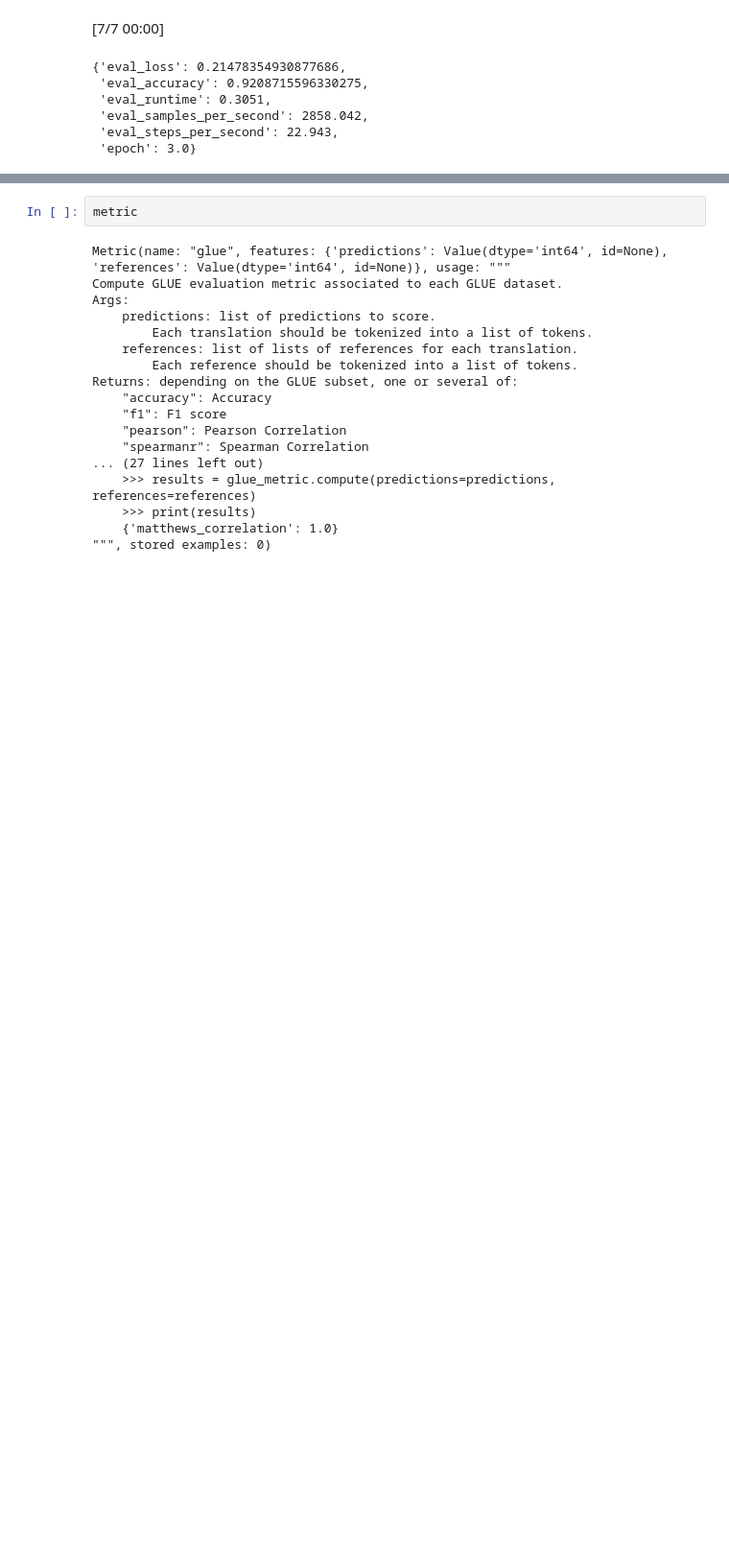
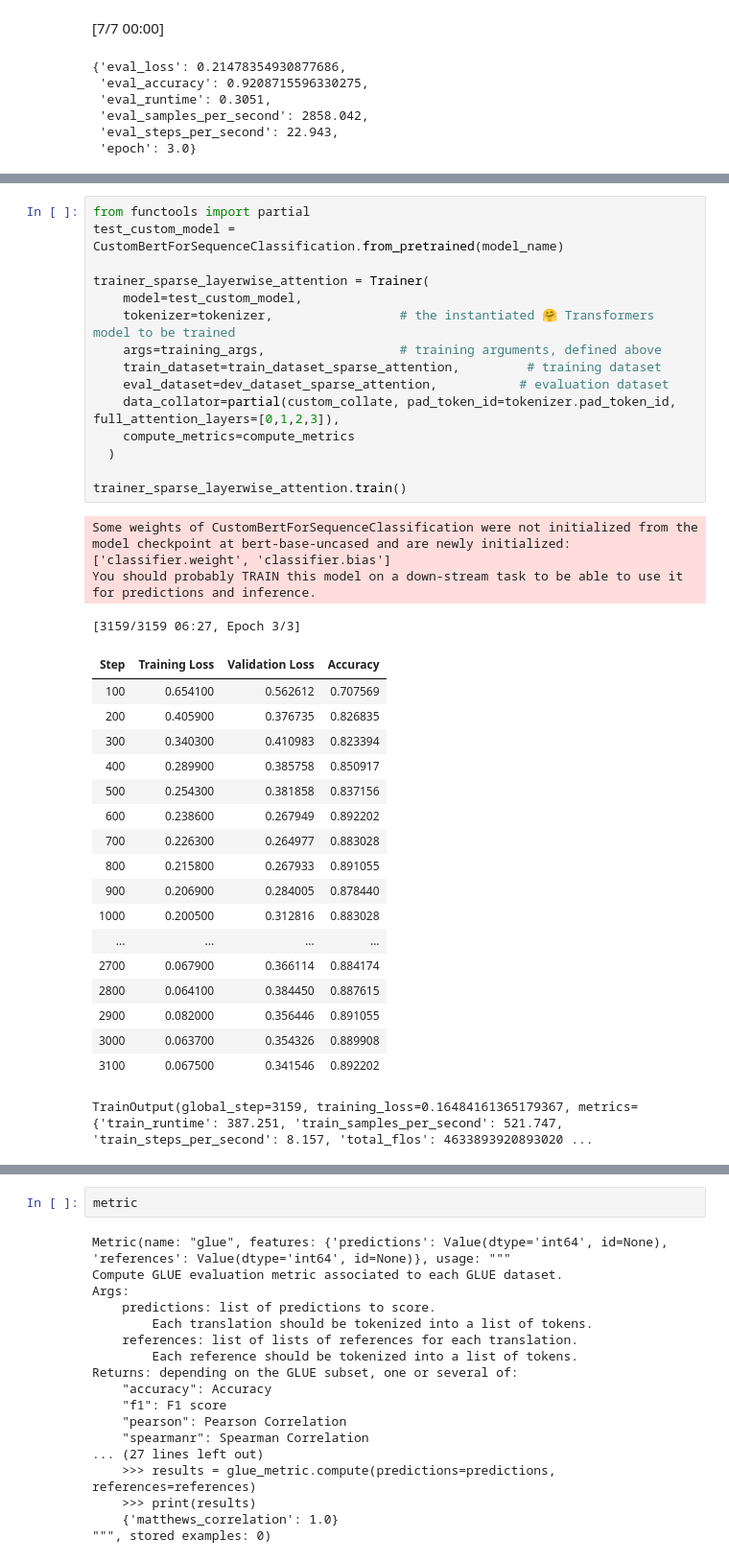
Before and after one commit to pramodith/llm_exploration, a Jupyter notebook: bert_sparse_attention_training.ipynb, the cells around one changed output, grey strips where cells are left out. Shown at 96% size. Drawn from its saved outputs; the diff is of its cells as text; blank space fills up the shorter version.

```diff
--- a/bert_sparse_attention_training.ipynb
+++ b/bert_sparse_attention_training.ipynb
@@ -266,0 +617,37 @@ trainer_sparse_attention.evaluate(dev_dataset_sparse_attention)
+# %%
+from functools import partial
+test_custom_model = CustomBertForSequenceClassification.from_pretrained(model_name)
+
+trainer_sparse_layerwise_attention = Trainer(
+    model=test_custom_model,
+    tokenizer=tokenizer,                 # the instantiated 🤗 Transformers model to be trained
+    args=training_args,                  # training arguments, defined above
+    train_dataset=train_dataset_sparse_attention,         # training dataset
+    eval_dataset=dev_dataset_sparse_attention,           # evaluation dataset
+    data_collator=partial(custom_collate, pad_token_id=tokenizer.pad_token_id, full_attention_layers=[0,1,2,3]),
+    compute_metrics=compute_metrics
+  )
+
+trainer_sparse_layerwise_attention.train()
+# %% [output]
+Some weights of CustomBertForSequenceClassification were not initialized from the model checkpoint at bert-base-uncased and are newly initialized: ['classifier.weight', 'classifier.bias']
+You should probably TRAIN this model on a down-stream task to be able to use it for predictions and inference.
+[3159/3159 06:27, Epoch 3/3]
+| Step | Training Loss | Validation Loss | Accuracy |
+| 100 | 0.654100 | 0.562612 | 0.707569 |
+| 200 | 0.405900 | 0.376735 | 0.826835 |
+| 300 | 0.340300 | 0.410983 | 0.823394 |
+| 400 | 0.289900 | 0.385758 | 0.850917 |
+| 500 | 0.254300 | 0.381858 | 0.837156 |
+| 600 | 0.238600 | 0.267949 | 0.892202 |
+| 700 | 0.226300 | 0.264977 | 0.883028 |
+| 800 | 0.215800 | 0.267933 | 0.891055 |
+| 900 | 0.206900 | 0.284005 | 0.878440 |
+| 1000 | 0.200500 | 0.312816 | 0.883028 |
+| ... | ... | ... | ... |
+| 2700 | 0.067900 | 0.366114 | 0.884174 |
+| 2800 | 0.064100 | 0.384450 | 0.887615 |
+| 2900 | 0.082000 | 0.356446 | 0.891055 |
+| 3000 | 0.063700 | 0.354326 | 0.889908 |
+| 3100 | 0.067500 | 0.341546 | 0.892202 |
+TrainOutput(global_step=3159, training_loss=0.16484161365179367, metrics={'train_runtime': 387.251, 'train_samples_per_second': 521.747, 'train_steps_per_second': 8.157, 'total_flos': 4633893920893020 ...
```
Also changed, not shown: parts of 14 cells of this notebook.
